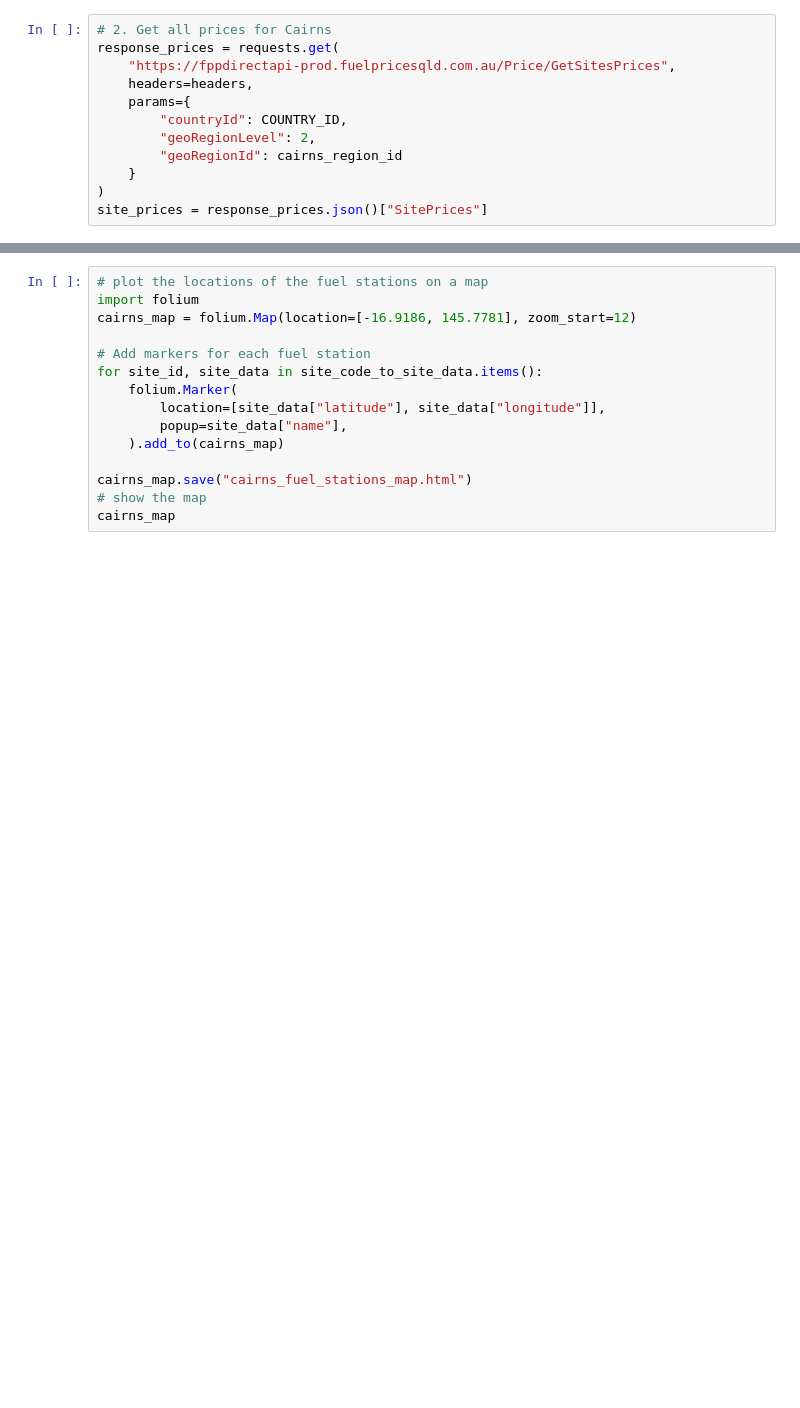
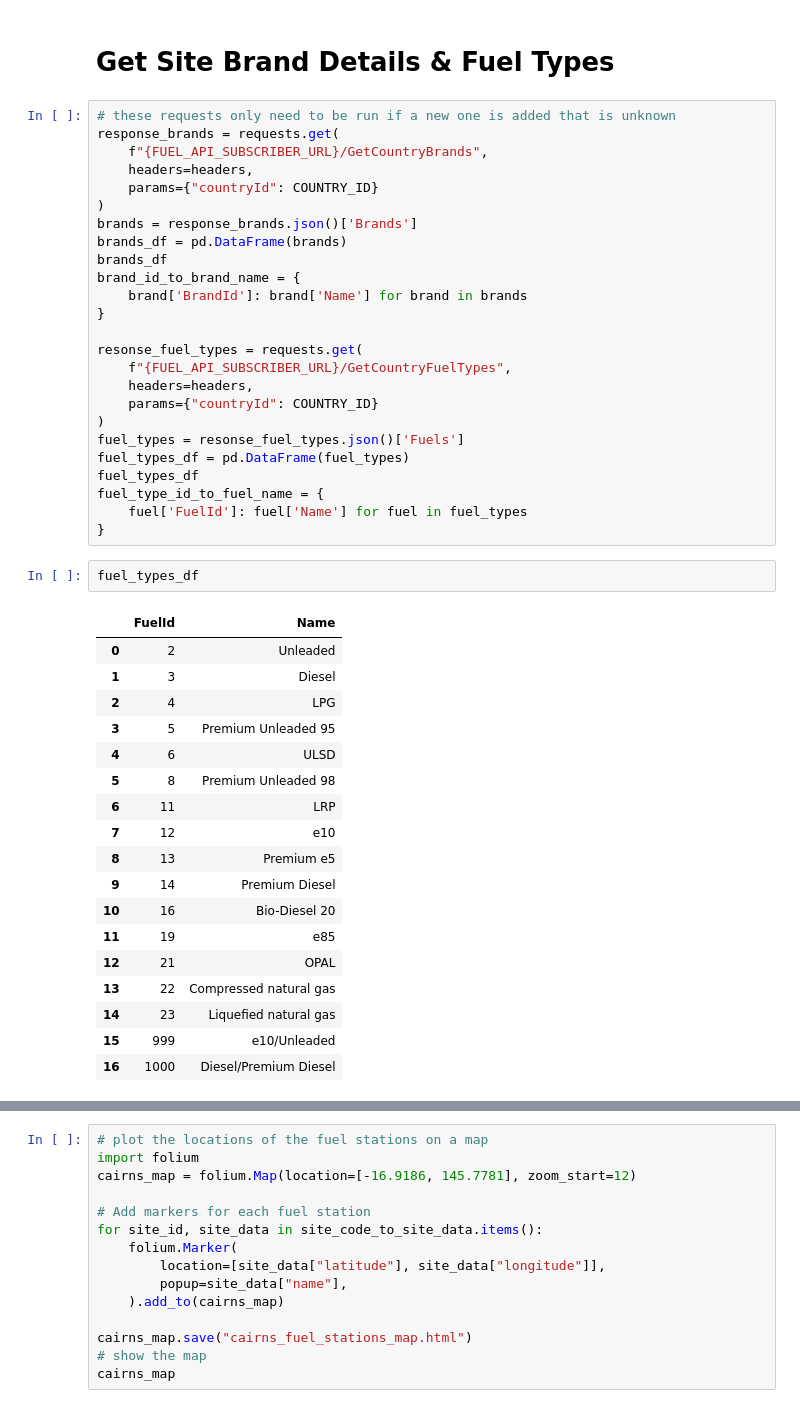
Before and after one commit to H-unter/Cairns-fuel-monitoring, a Jupyter notebook: request.ipynb, the cells around one changed output, grey strips where cells are left out. Cells and saved outputs as stored; diff of their text form; blank space fills up the shorter version.

```diff
--- a/request.ipynb
+++ b/request.ipynb
@@ -29,12 +46,48 @@ Cairns GeoRegionId = 16
-# %%
-# 2. Get all prices for Cairns
-response_prices = requests.get(
-    "https://fppdirectapi-prod.fuelpricesqld.com.au/Price/GetSitesPrices",
-    headers=headers,
-    params={
-        "countryId": COUNTRY_ID,
-        "geoRegionLevel": 2,
-        "geoRegionId": cairns_region_id
-    }
-)
-site_prices = response_prices.json()["SitePrices"]
+# %% [markdown]
+# Get Site Brand Details & Fuel Types
+# %%
+# these requests only need to be run if a new one is added that is unknown
+response_brands = requests.get(
+    f"{FUEL_API_SUBSCRIBER_URL}/GetCountryBrands",
+    headers=headers,
+    params={"countryId": COUNTRY_ID}
+)
+brands = response_brands.json()['Brands']
+brands_df = pd.DataFrame(brands)
+brands_df
+brand_id_to_brand_name = {
+    brand['BrandId']: brand['Name'] for brand in brands
+}
+
+resonse_fuel_types = requests.get(
+    f"{FUEL_API_SUBSCRIBER_URL}/GetCountryFuelTypes",
+    headers=headers,
+    params={"countryId": COUNTRY_ID}
+)
+fuel_types = resonse_fuel_types.json()['Fuels']
+fuel_types_df = pd.DataFrame(fuel_types)
+fuel_types_df
+fuel_type_id_to_fuel_name = {
+    fuel['FuelId']: fuel['Name'] for fuel in fuel_types
+}
+# %%
+fuel_types_df
+# %% [output]
+|  | FuelId | Name |
+| 0 | 2 | Unleaded |
+| 1 | 3 | Diesel |
+| 2 | 4 | LPG |
+| 3 | 5 | Premium Unleaded 95 |
+| 4 | 6 | ULSD |
+| 5 | 8 | Premium Unleaded 98 |
+| 6 | 11 | LRP |
+| 7 | 12 | e10 |
+| 8 | 13 | Premium e5 |
+| 9 | 14 | Premium Diesel |
+| 10 | 16 | Bio-Diesel 20 |
+| 11 | 19 | e85 |
+| 12 | 21 | OPAL |
+| 13 | 22 | Compressed natural gas |
+| 14 | 23 | Liquefied natural gas |
+| 15 | 999 | e10/Unleaded |
+| 16 | 1000 | Diesel/Premium Diesel |
```
Also changed, not shown: parts of 12 cells of this notebook, 7 other files.
